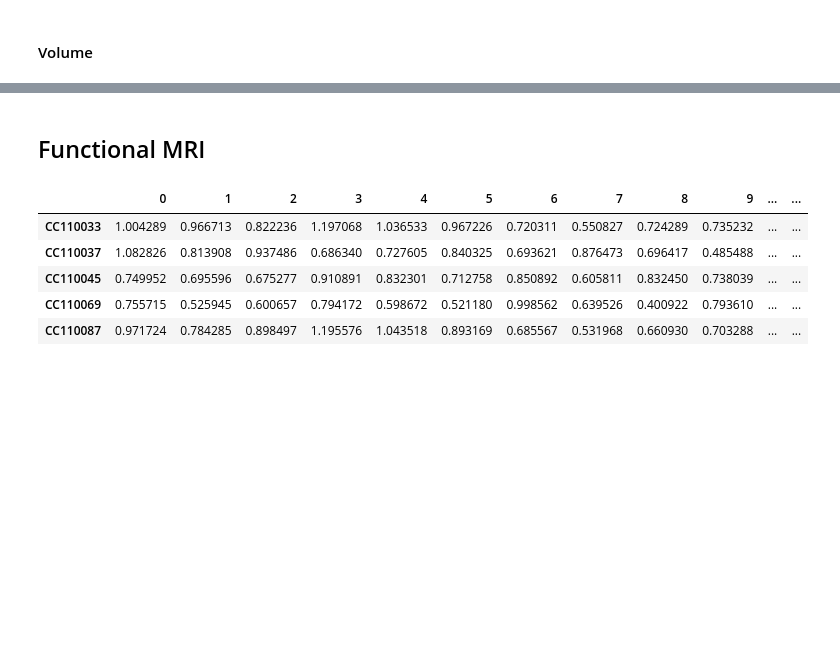
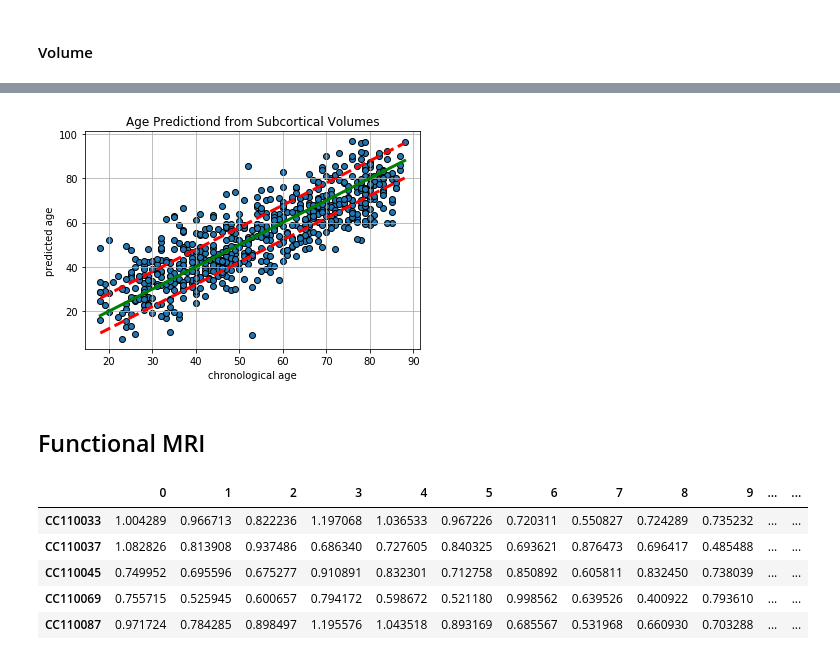
Before and after one commit to OlehKSS/camcan_analysis, a Jupyter notebook: notebook/mri/age_prediction.ipynb, the cells around one changed output, grey strips where cells are left out. Cells and saved outputs as stored; diff of their text form; code cells hidden in the pictures; blank space fills up the shorter version.

```diff
--- a/notebook/mri/age_prediction.ipynb
+++ b/notebook/mri/age_prediction.ipynb
@@ -253,3 +250,10 @@ MAE STD: 0.66
+# %%
+# We have an outlier with negative age, what should we do about it?
+y_pred[y_pred < 0] = 0
+
+plot_pred(y, y_pred, mae, title='Age Predictiond from Subcortical Volumes')
+# %% [output]
+[figure, added]
 # %% [markdown]
 ## Functional MRI
 # %%
```
Also changed, not shown: parts of 5 cells of this notebook, 5 other files.
